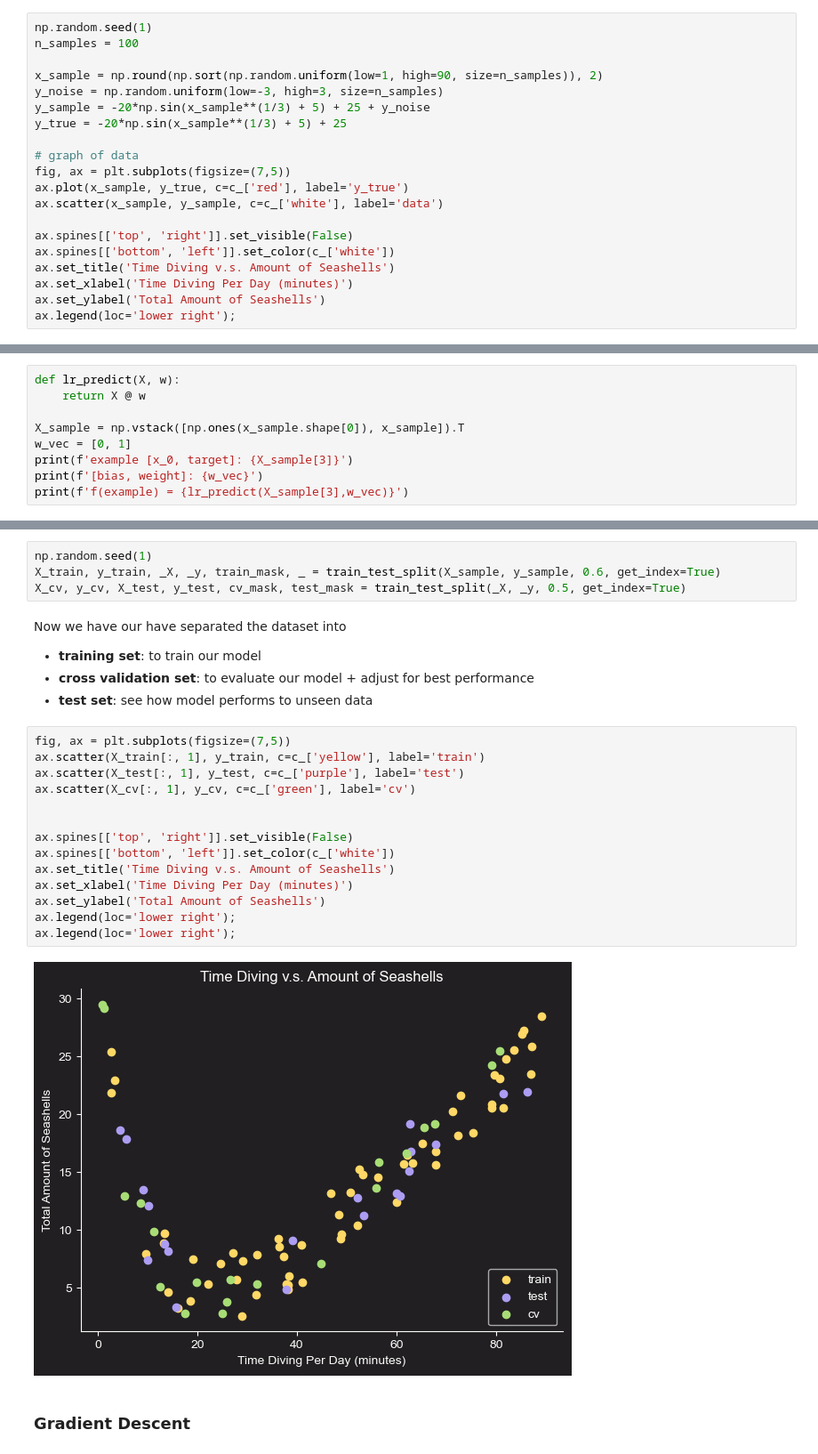
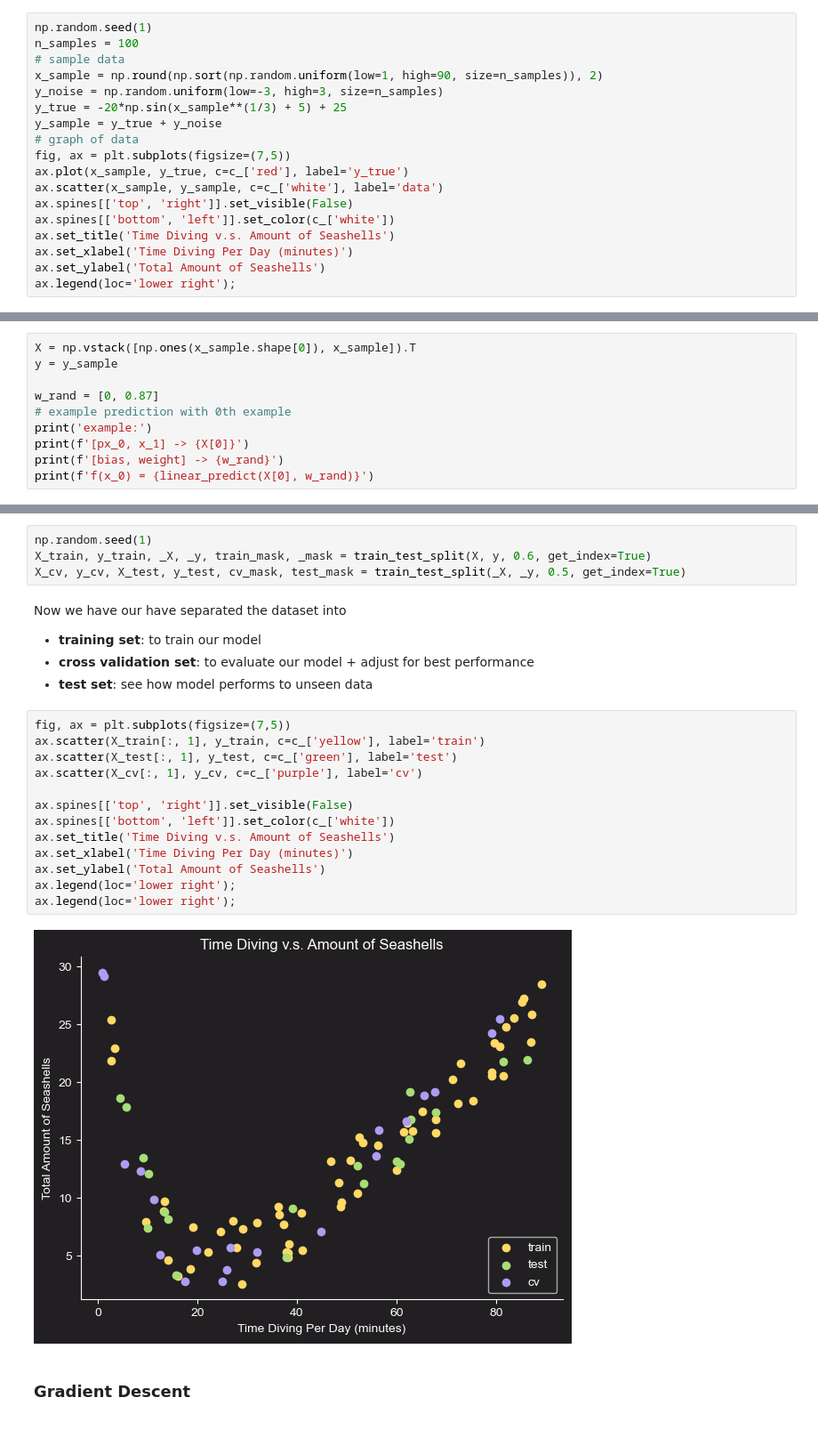
Before and after one commit to jakecreate/machine-learning-from-scratch, a Jupyter notebook: fundamentals_machine_learning.ipynb, the cells around one changed output, grey strips where cells are left out. Shown at 89% size. Cells and saved outputs as stored; diff of their text form.

```diff
--- a/fundamentals_machine_learning.ipynb
+++ b/fundamentals_machine_learning.ipynb
@@ -37,17 +37,15 @@ plt.rcParams['ytick.color'] = c_['white']
 # %%
 np.random.seed(1)
 n_samples = 100
-
+# sample data
 x_sample = np.round(np.sort(np.random.uniform(low=1, high=90, size=n_samples)), 2)
 y_noise = np.random.uniform(low=-3, high=3, size=n_samples)
-y_sample = -20*np.sin(x_sample**(1/3) + 5) + 25 + y_noise
 y_true = -20*np.sin(x_sample**(1/3) + 5) + 25
-
+y_sample = y_true + y_noise
 # graph of data
 fig, ax = plt.subplots(figsize=(7,5))
 ax.plot(x_sample, y_true, c=c_['red'], label='y_true')
 ax.scatter(x_sample, y_sample, c=c_['white'], label='data')
-
 ax.spines[['top', 'right']].set_visible(False)
 ax.spines[['bottom', 'left']].set_color(c_['white'])
 ax.set_title('Time Diving v.s. Amount of Seashells')
@@ -69,10 +70,11 @@ Every example vector will have a scalar $1$ (representing $x_0$) in the first di
 # %%
-def lr_predict(X, w):
-    return X @ w
+X = np.vstack([np.ones(x_sample.shape[0]), x_sample]).T
+y = y_sample
 
-X_sample = np.vstack([np.ones(x_sample.shape[0]), x_sample]).T
-w_vec = [0, 1]
-print(f'example [x_0, target]: {X_sample[3]}')
-print(f'[bias, weight]: {w_vec}')
-print(f'f(example) = {lr_predict(X_sample[3],w_vec)}')
+w_rand = [0, 0.87]
+# example prediction with 0th example
+print('example:')
+print(f'[px_0, x_1] -> {X[0]}')
+print(f'[bias, weight] -> {w_rand}')
+print(f'f(x_0) = {linear_predict(X[0], w_rand)}')
 # %% [output]
@@ -131,7 +135,7 @@ def train_test_split(X, y, p_train=0.6, get_index=False):
     return X[train_mask], y[train_mask], X[test_mask], y[test_mask]
 # %%
 np.random.seed(1)
-X_train, y_train, _X, _y, train_mask, _ = train_test_split(X_sample, y_sample, 0.6, get_index=True)
+X_train, y_train, _X, _y, train_mask, _mask = train_test_split(X, y, 0.6, get_index=True)
 X_cv, y_cv, X_test, y_test, cv_mask, test_mask = train_test_split(_X, _y, 0.5, get_index=True)
 # %% [markdown]
 Now we have our have separated the dataset into
@@ -141,19 +145,18 @@ Now we have our have separated the dataset into
 # %%
 fig, ax = plt.subplots(figsize=(7,5))
 ax.scatter(X_train[:, 1], y_train, c=c_['yellow'], label='train')
-ax.scatter(X_test[:, 1], y_test, c=c_['purple'], label='test')
-ax.scatter(X_cv[:, 1], y_cv, c=c_['green'], label='cv')
-
+ax.scatter(X_test[:, 1], y_test, c=c_['green'], label='test')
+ax.scatter(X_cv[:, 1], y_cv, c=c_['purple'], label='cv')
 
 ax.spines[['top', 'right']].set_visible(False)
 ax.spines[['bottom', 'left']].set_color(c_['white'])
 ax.set_title('Time Diving v.s. Amount of Seashells')
 ax.set_xlabel('Time Diving Per Day (minutes)')
 ax.set_ylabel('Total Amount of Seashells')
 ax.legend(loc='lower right');
 ax.legend(loc='lower right');
 # %% [output]
-[figure, old version]
+[figure, new version]
 # %% [markdown]
 ### Gradient Descent
 # %% [markdown]
```
Also changed, not shown: parts of 32 cells of this notebook.
